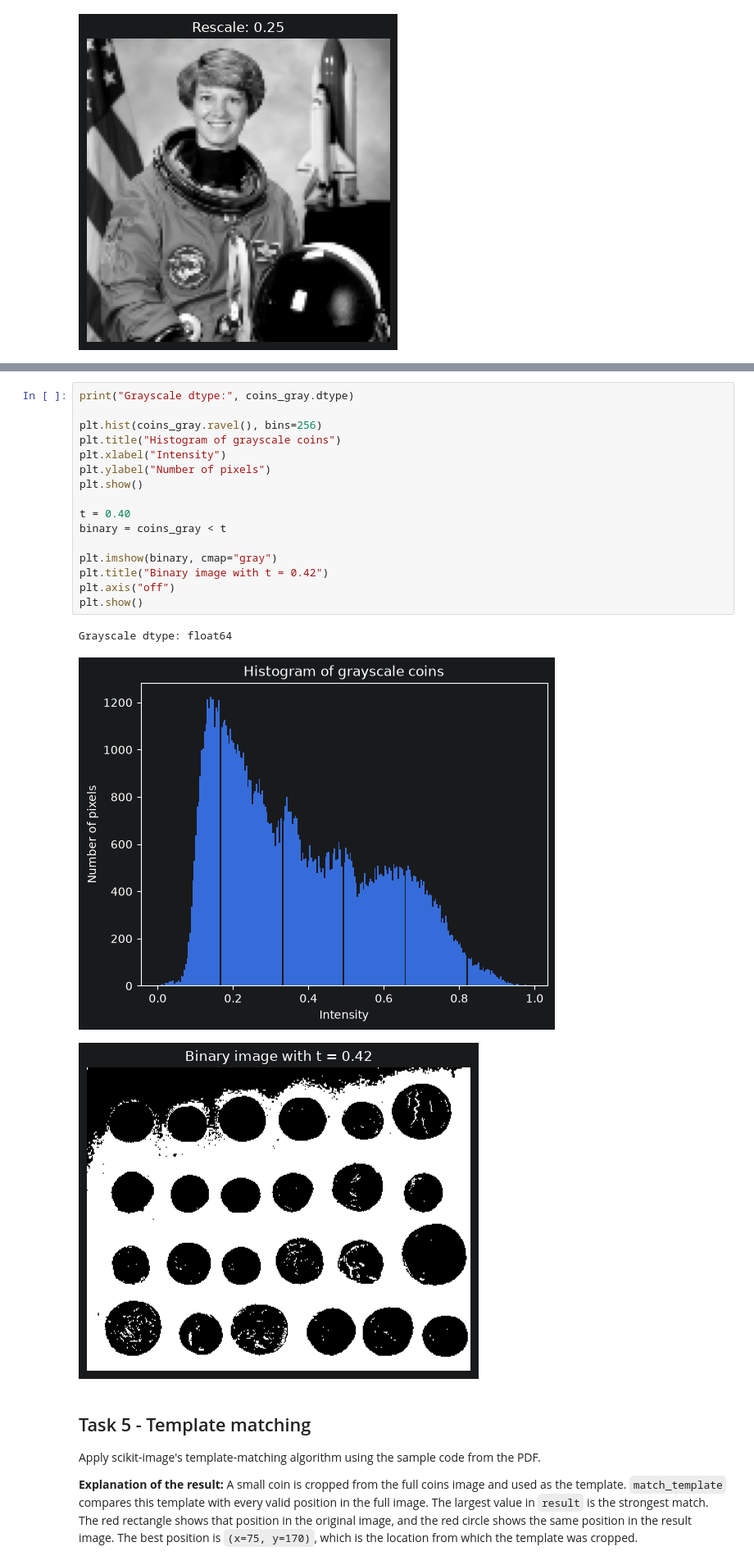
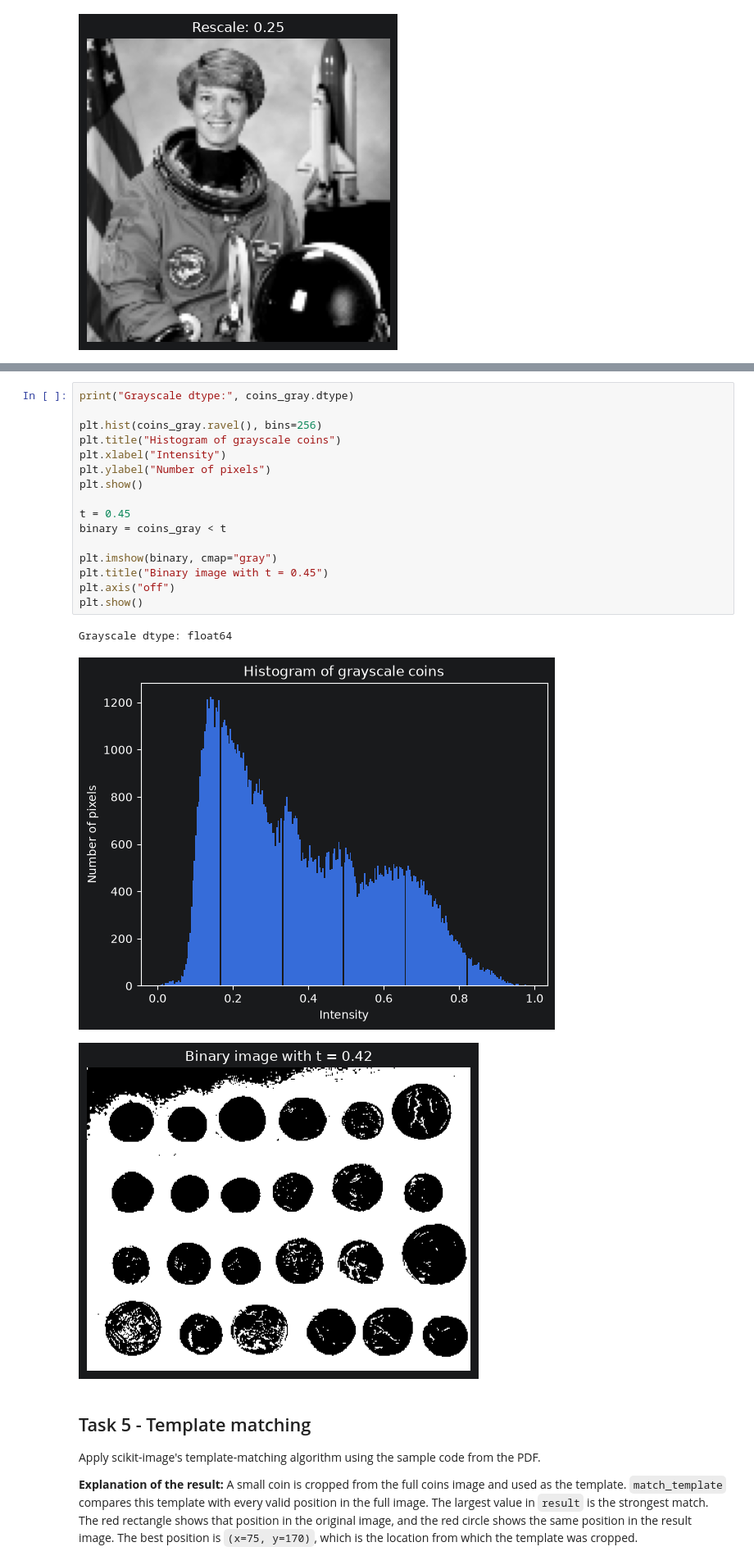
Before and after one commit to hoha666/lab-4-image-processing-scikit-image, a Jupyter notebook: notebooks/lab4_image_processing.ipynb, the cells around one changed output, grey strips where cells are left out. Shown at 82% size. Saved outputs shown, nothing was run; the diff lists cells and outputs as text.

```diff
--- a/notebooks/lab4_image_processing.ipynb
+++ b/notebooks/lab4_image_processing.ipynb
@@ -161,23 +161,23 @@ become `False`. The result is a Boolean image that separates darker pixels from
 # %%
 print("Grayscale dtype:", coins_gray.dtype)
 
 plt.hist(coins_gray.ravel(), bins=256)
 plt.title("Histogram of grayscale coins")
 plt.xlabel("Intensity")
 plt.ylabel("Number of pixels")
 plt.show()
 
-t = 0.40
+t = 0.45
 binary = coins_gray < t
 
 plt.imshow(binary, cmap="gray")
-plt.title("Binary image with t = 0.42")
+plt.title("Binary image with t = 0.45")
 plt.axis("off")
 plt.show()
 # %% [output]
 Grayscale dtype: float64
 [figure]
-[figure, old version]
+[figure, new version]
 # %% [markdown]
 ## Task 5 - Template matching
 
```
Also changed, not shown: parts of 3 cells of this notebook, 1 other file.
